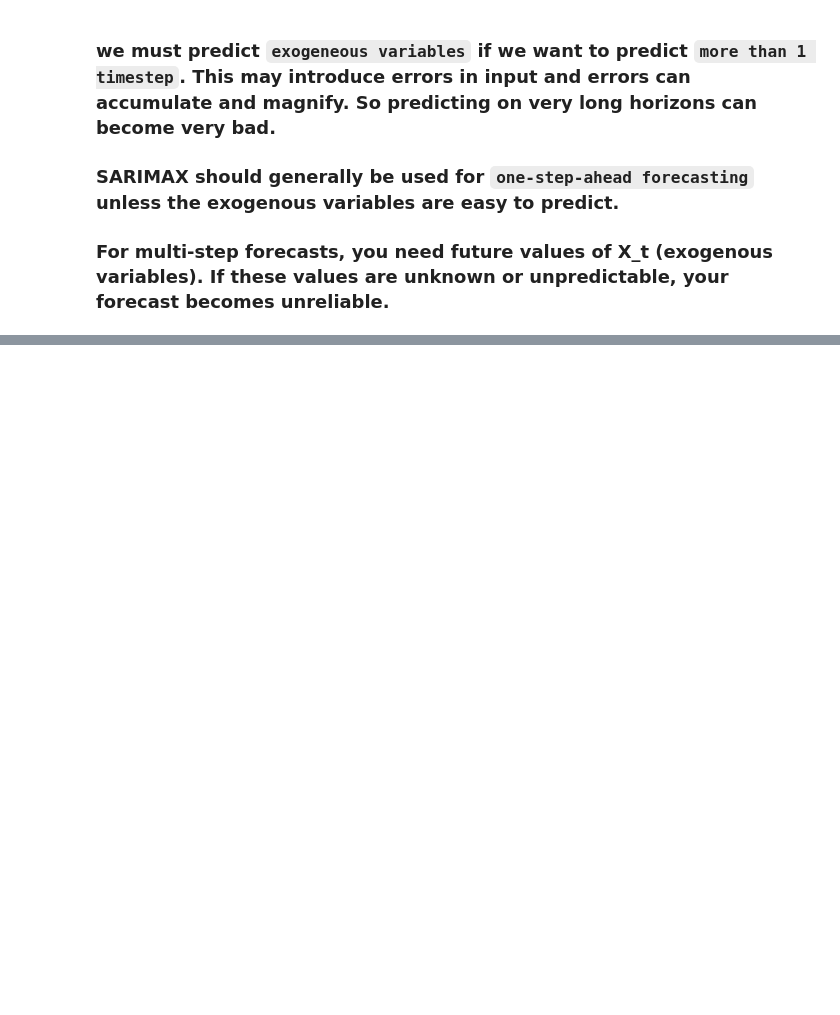
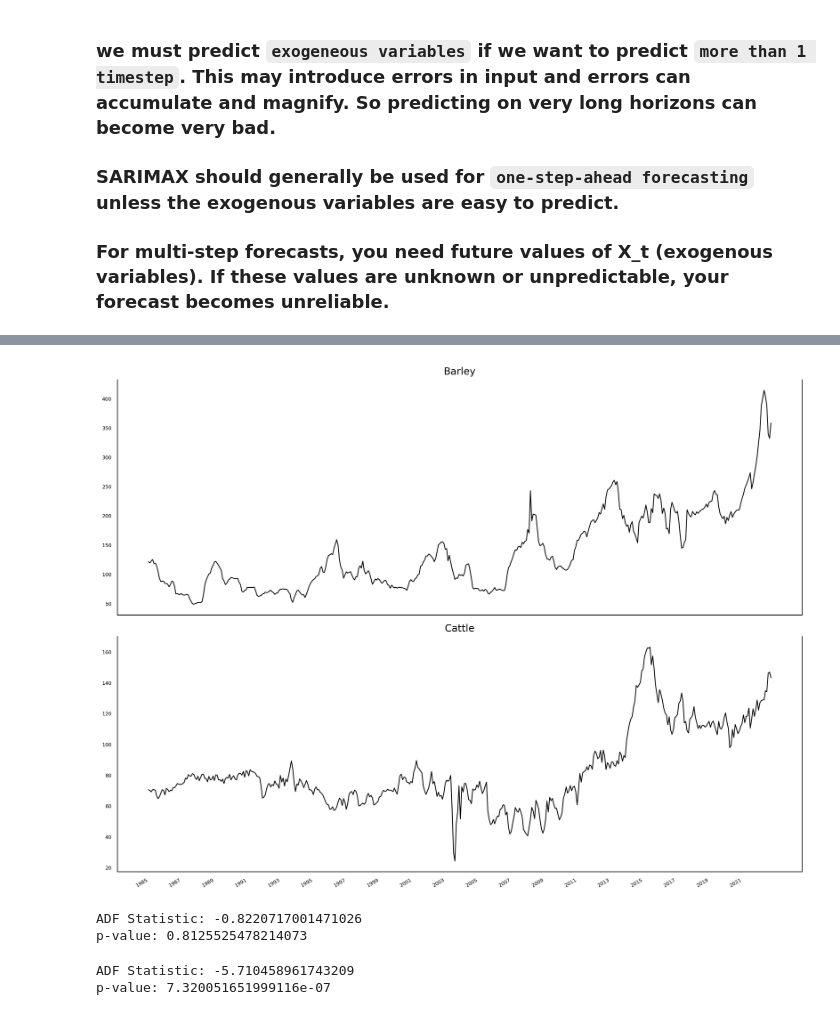
Before and after one commit to tharani001/TimeSeriesForecasting, a Jupyter notebook: ARIMA-forecasting/SARIMAX.ipynb, the cells around one changed output, grey strips where cells are left out. Cells and saved outputs as stored; diff of their text form; code cells hidden in the pictures; blank space fills up the shorter version.

```diff
--- a/ARIMA-forecasting/SARIMAX.ipynb
+++ b/ARIMA-forecasting/SARIMAX.ipynb
@@ -13,0 +60,20 @@
+# %%
+fig, axes = plt.subplots(nrows=2, ncols=1, dpi=300, figsize=(12,9))
+
+for i, ax in enumerate(axes.flatten()):
+    data = df[df.columns[i+1]]
+
+    ax.plot(data, color='black', linewidth=1)
+    ax.set_title(df.columns[i+1])
+    ax.xaxis.set_ticks_position('none')
+    ax.yaxis.set_ticks_position('none')
+    ax.spines['top'].set_alpha(0)
+    ax.tick_params(labelsize=6)
+
+plt.setp(axes, xticks=np.arange(0, 453, 24), xticklabels=np.arange(1985, 2022, 2))
+
+fig.autofmt_xdate()
+
+plt.tight_layout()
+# %% [output]
+[figure, added]
@@ -13,0 +83,18 @@
+# %%
+ad_fuller_result = adfuller(target)
+
+print(f'ADF Statistic: {ad_fuller_result[0]}')
+print(f'p-value: {ad_fuller_result[1]}')
+# %% [output]
+ADF Statistic: -0.8220717001471026
+p-value: 0.8125525478214073
+# %%
+target_diff = target.diff()
+
+ad_fuller_result = adfuller(target_diff[1:]) # you lose one data point when you difference
+
+print(f'ADF Statistic: {ad_fuller_result[0]}')
+print(f'p-value: {ad_fuller_result[1]}')
+# %% [output]
+ADF Statistic: -5.710458961743209
+p-value: 7.320051651999116e-07
```
Also changed, not shown: parts of 21 cells of this notebook, 1 other file.
